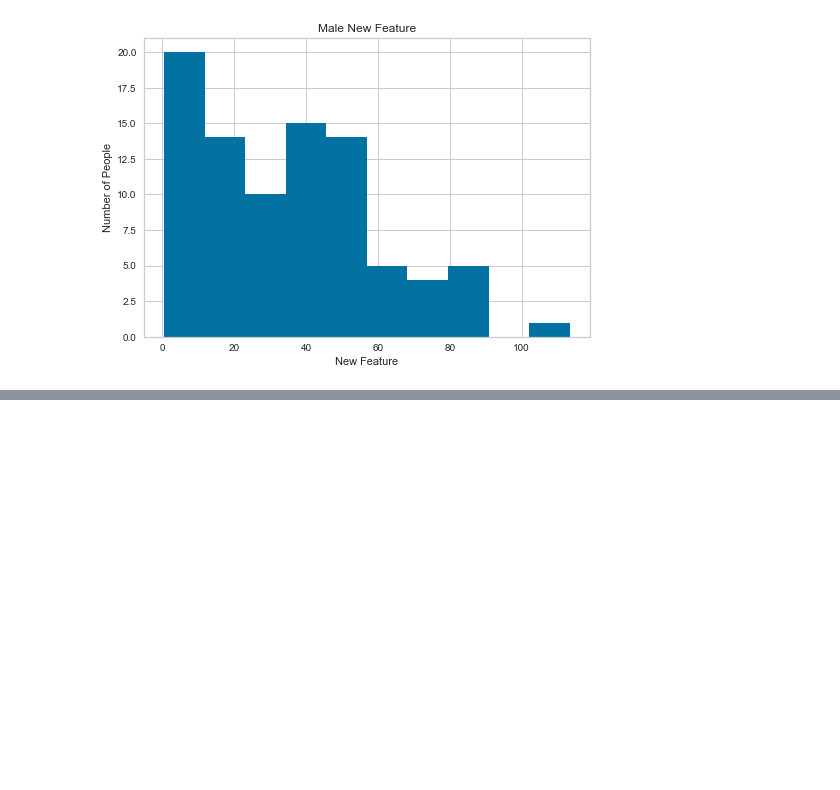
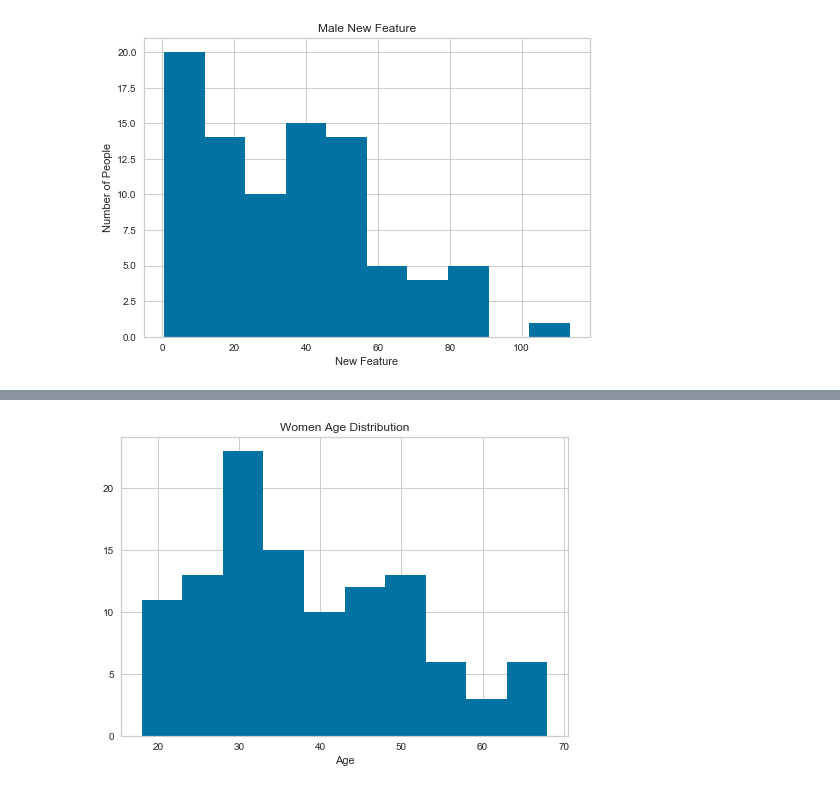
Before and after one commit to ipatel467/Customer-Segmentation, a Jupyter notebook: index.ipynb, the cells around one changed output, grey strips where cells are left out. Cells and saved outputs as stored; diff of their text form; code cells hidden in the pictures; blank space fills up the shorter version.

```diff
--- a/index.ipynb
+++ b/index.ipynb
@@ -657,0 +667,6 @@ plt.ylabel('Number of People');
+# %%
+fems.Age.hist();
+plt.title('Women Age Distribution');
+plt.xlabel('Age');
+# %% [output]
+[figure, added]
```
Also changed, not shown: parts of 6 cells of this notebook.
